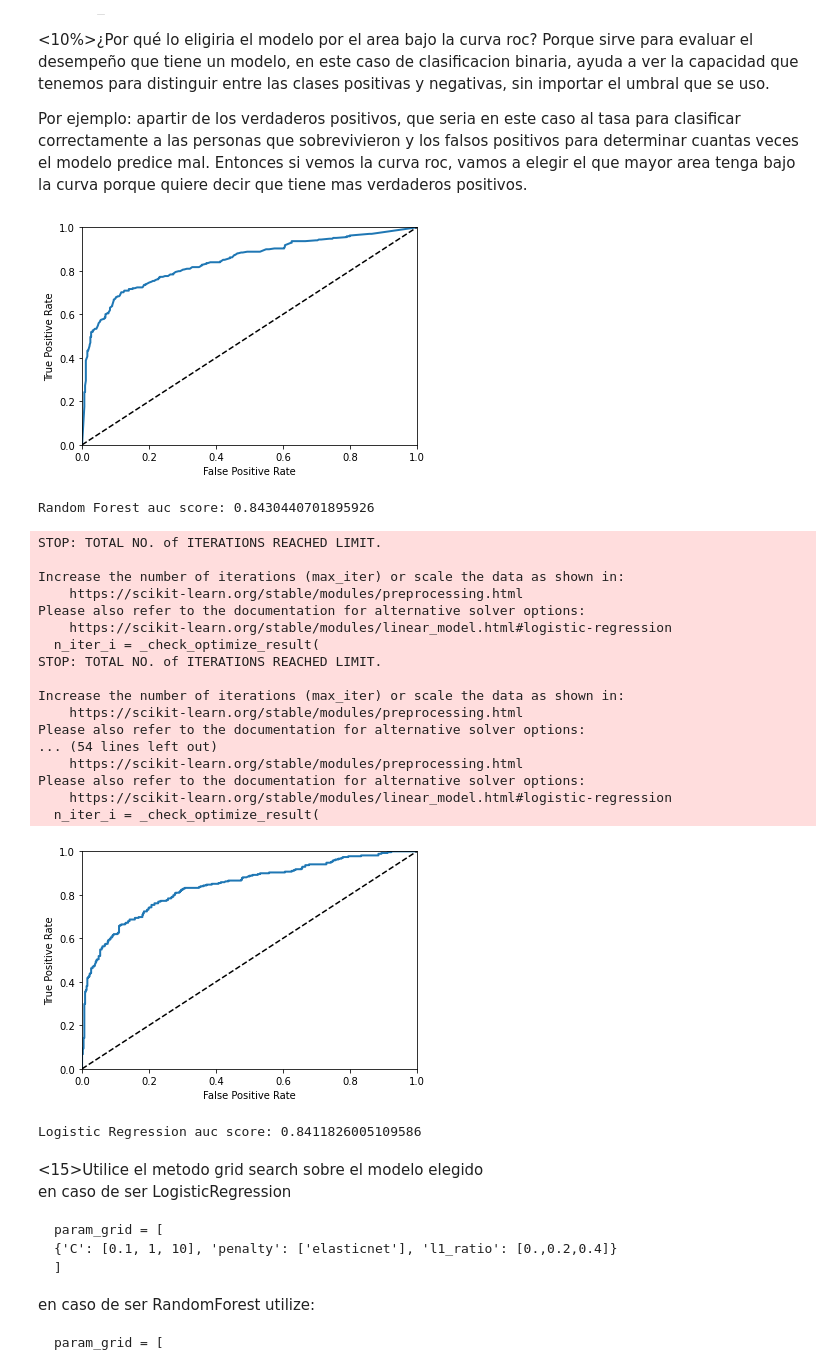
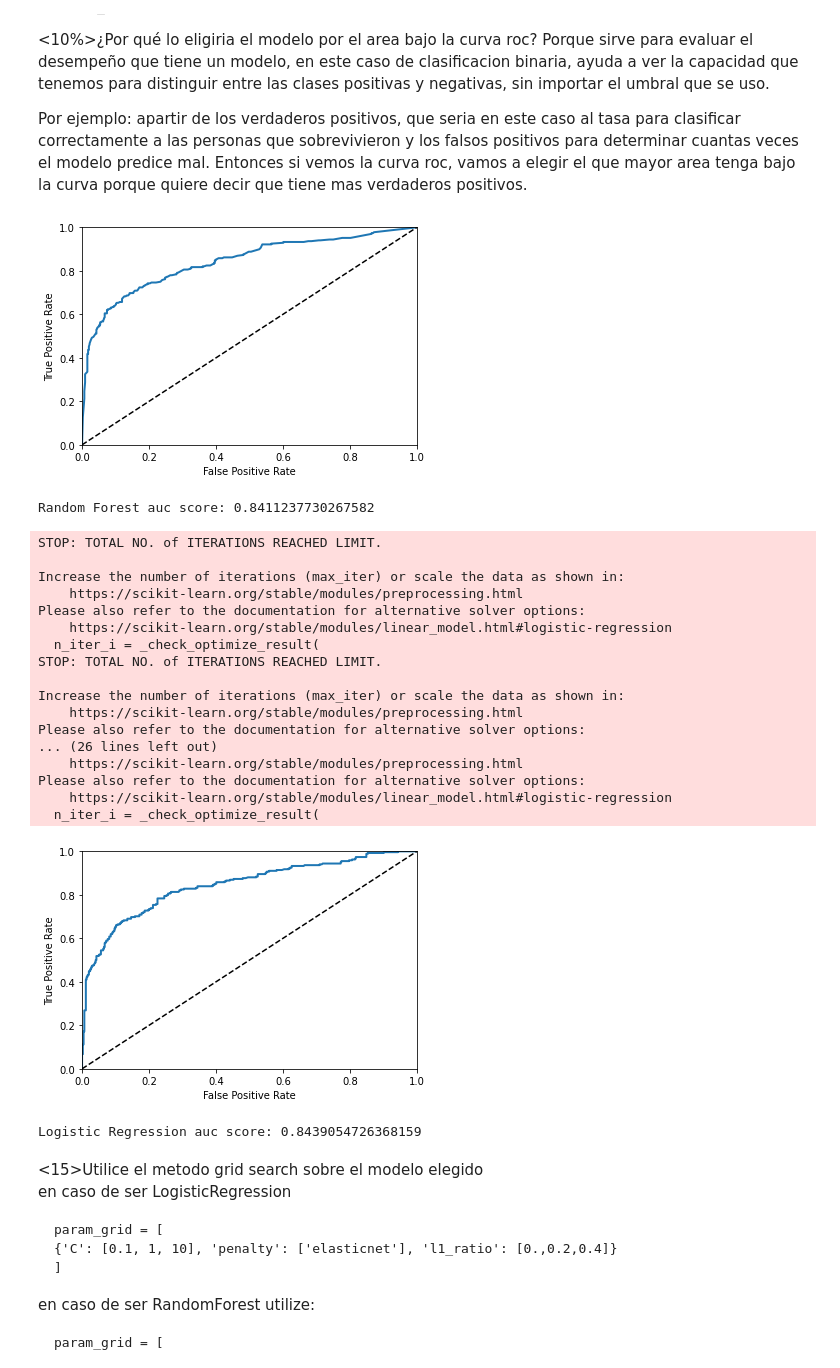
Before and after one commit to juanrojas09/Sistemas-Inteligentes-Practicos, a Jupyter notebook: PARCIAL 1/PrimerTPRojas.ipynb, the cells around one changed output. Drawn from its saved outputs; the diff is of its cells as text; code cells hidden in the pictures.

Commit message:
revisar la region test

```diff
--- a/PARCIAL 1/PrimerTPRojas.ipynb
+++ b/PARCIAL 1/PrimerTPRojas.ipynb
@@ -252,40 +254,39 @@ from sklearn.calibration import cross_val_predict
 from sklearn.metrics import roc_auc_score, roc_curve
 from sklearn.model_selection import cross_val_score
 
 # Definir una función para graficar la curva ROC
 def plot_roc_curve(fpr, tpr, label=None):
     plt.plot(fpr, tpr, linewidth=2, label=label)  # Graficar la curva ROC
     plt.plot([0, 1], [0, 1], 'k--')  # Graficar la línea diagonal que representa un clasificador aleatorio
     plt.axis([0, 1, 0, 1])  # Configurar los límites de los ejes x e y
     plt.xlabel('False Positive Rate')  # Etiqueta del eje x
     plt.ylabel('True Positive Rate')  # Etiqueta del eje y
 
 #obtengo el score de la validacion cruzada
-forest_score=cross_val_score(cla_rf, X_train, y_train, cv=5,scoring='accuracy')
+forest_score=cross_val_score(cla_rf, X_train, y_train, cv=3,scoring='accuracy')
 #obtengo las predicciones de la validacion cruzada
-#forest_pred=cross_val_predict(cla_rf, X_test, y_test, cv=4,method='predict_proba')
-forest_pred=cross_val_predict(cla_rf, X_train, y_train, cv=5,method='predict_proba')
+
+forest_pred=cross_val_predict(cla_rf, X_train, y_train, cv=3,method='predict_proba')
 forest_pred = forest_pred[:,1]
 #print(forest_pred[forest_pred>0.5])
 #Obtengo el score del area bajo la curva
-#forest_roc_score=roc_auc_score(y_test, forest_pred)
-#fpr,tpr,thresholds=roc_curve(y_test, forest_pred)
+
 
 forest_roc_score=roc_auc_score(y_train, forest_pred)
 fpr,tpr,thresholds=roc_curve(y_train, forest_pred)
 
 #Grafico la curva roc
 
 # Graficar la curva ROC utilizando la función definida
 plot_roc_curve(fpr, tpr)
 plt.show()
 
 print("Random Forest auc score:", forest_roc_score)
 
 #El method se lo saco para que despues no tenga que filtrar en el vector, los mayores a 0,5
 # %% [output]
-[figure, old version]
+[figure, new version]
-Random Forest auc score: 0.8430440701895926
+Random Forest auc score: 0.8411237730267582
 # %%
 
 #Logistic forest
@@ -303,10 +304,10 @@ def plot_roc_curve(fpr, tpr, label=None):
     plt.ylabel('True Positive Rate')  # Etiqueta del eje y
 
 #obtengo el score de la validacion cruzada
-log_score=cross_val_score(cla_log, X_train, y_train, cv=5,scoring='accuracy')
+log_score=cross_val_score(cla_log, X_train, y_train, cv=3,scoring='accuracy')
 #obtengo las predicciones de la validacion cruzada
 
-log_pred=cross_val_predict(cla_log, X_train, y_train, cv=5,method='decision_function')
+log_pred=cross_val_predict(cla_log, X_train, y_train, cv=3,method='decision_function')
 #print(log_pred[log_pred>0.5])
 #Obtengo el score del area bajo la curva
 log_roc_score=roc_auc_score(y_train, log_pred)
@@ -332,13 +333,13 @@ STOP: TOTAL NO. of ITERATIONS REACHED LIMIT.
 Increase the number of iterations (max_iter) or scale the data as shown in:
     https://scikit-learn.org/stable/modules/preprocessing.html
 Please also refer to the documentation for alternative solver options:
-... (54 lines left out)
+... (26 lines left out)
     https://scikit-learn.org/stable/modules/preprocessing.html
 Please also refer to the documentation for alternative solver options:
     https://scikit-learn.org/stable/modules/linear_model.html#logistic-regression
   n_iter_i = _check_optimize_result(
-[figure, old version]
+[figure, new version]
-Logistic Regression auc score: 0.8411826005109586
+Logistic Regression auc score: 0.8439054726368159
 # %% [markdown]
 <15>Utilice el metodo grid search sobre el modelo elegido
 en caso de ser LogisticRegression
```
Also changed, not shown: parts of 8 cells of this notebook.
